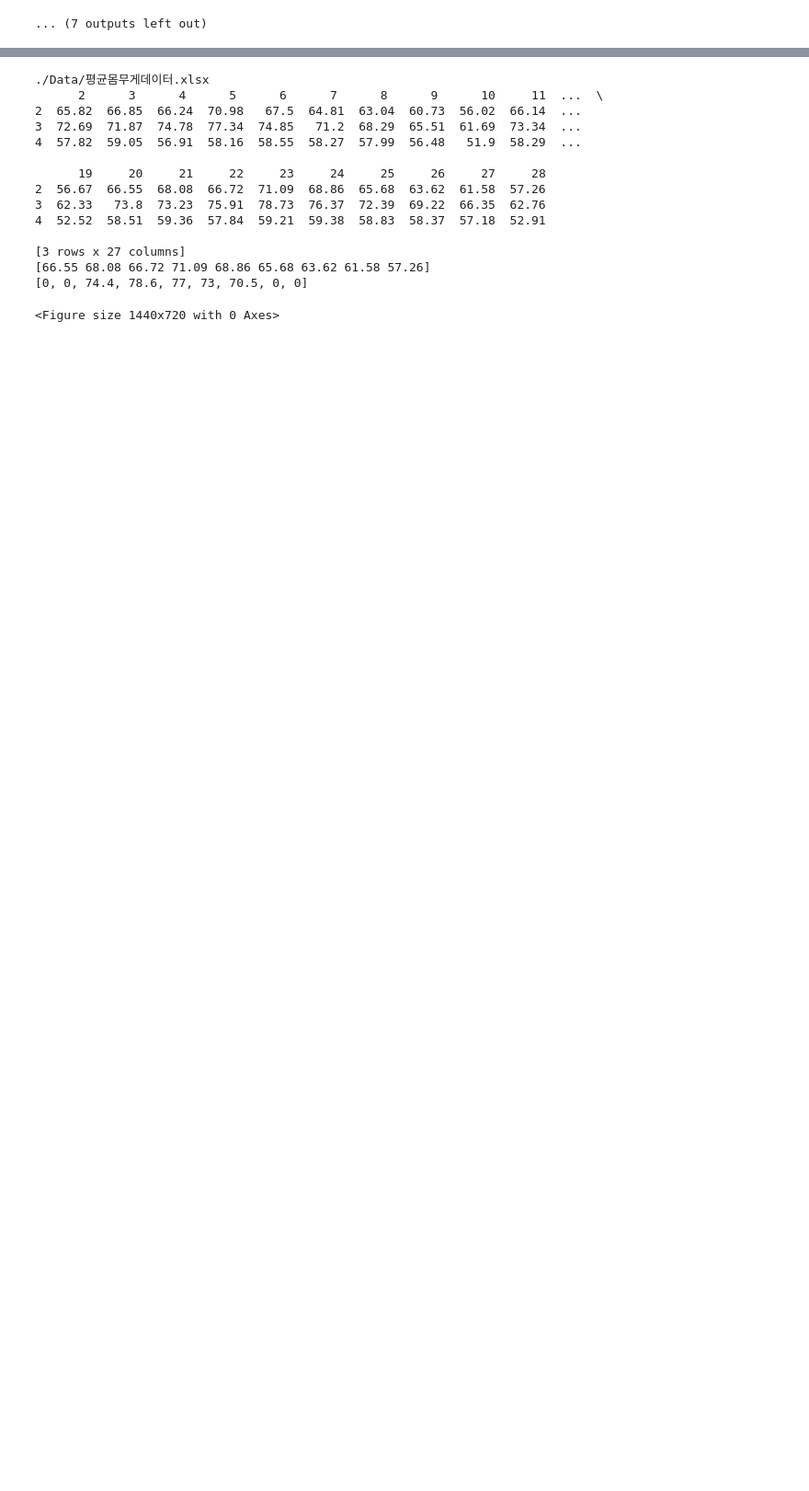
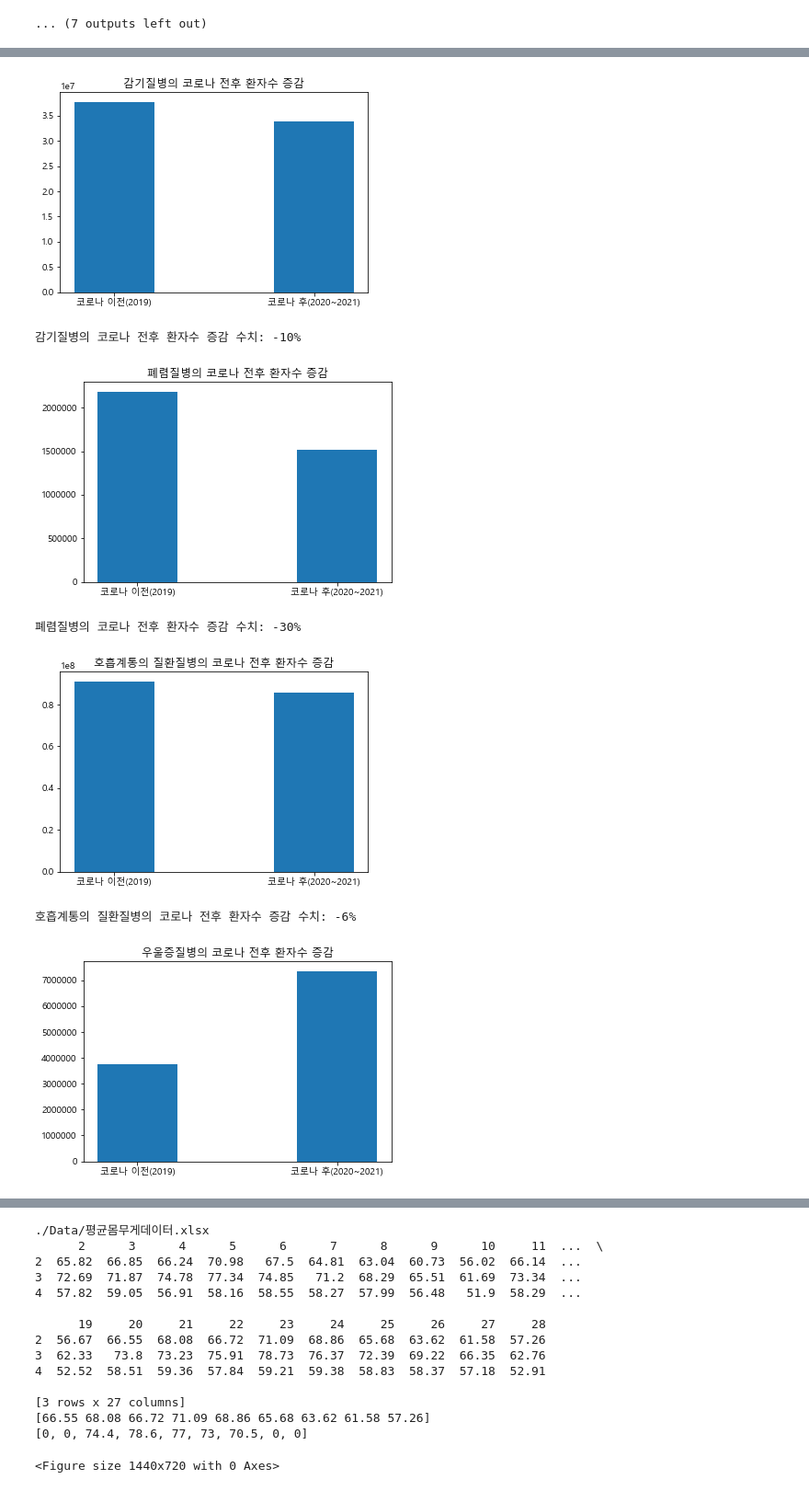
Before and after one commit to gayoungee/22-1_DataAnalysis, a Jupyter notebook: baseAnalysis.ipynb, the cells around one changed output, grey strips where cells are left out. Shown at 92% size. Drawn from its saved outputs; the diff is of its cells as text; code cells hidden in the pictures; blank space fills up the shorter version.

```diff
--- a/baseAnalysis.ipynb
+++ b/baseAnalysis.ipynb
@@ -209 +211,29 @@ for a in datasetNames :
 ... (6 outputs left out)
+# %%
+'''
+질병별 코로나 전, 후의 수치 증감 막대 그래프
+'''
+for a in datasetNames :
+    temp=patientData[a].values[:,:]
+    temp2=temp[0]
+    sumYear=sum(temp2[0:12]) #2019 1년동안 환자수 합 (코로나 이전)
+    sumYear2=sum(temp2[12:33]) #2020~2021-9 까지의 환자수 합 (코로나 이후)
+    variance=(sumYear2-sumYear)/sumYear*100
+
+    x=np.arange(2)
+    labels=['코로나 이전(2019)','코로나 후(2020~2021)']
+    values=[sumYear,sumYear2]
+
+    plt.bar(x,values,width=0.4)
+    plt.xticks(x,labels)
+    plt.title(a+'질병의 코로나 전후 환자수 증감')
+    plt.show()
+    print(a+'질병의 코로나 전후 환자수 증감 수치: %d%%' %variance)
+# %% [output]
+[figure, added]
+감기질병의 코로나 전후 환자수 증감 수치: -10%
+[figure, added]
+폐렴질병의 코로나 전후 환자수 증감 수치: -30%
+[figure, added]
+호흡계통의 질환질병의 코로나 전후 환자수 증감 수치: -6%
+[figure, added]
```
Also changed, not shown: parts of 2 cells of this notebook.
